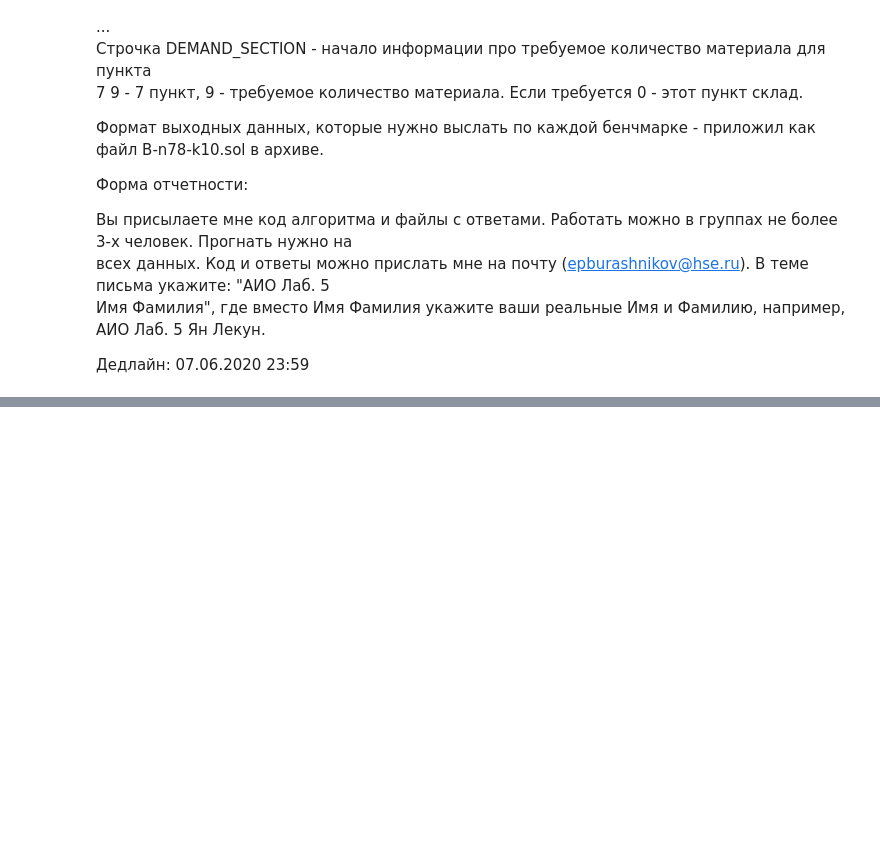
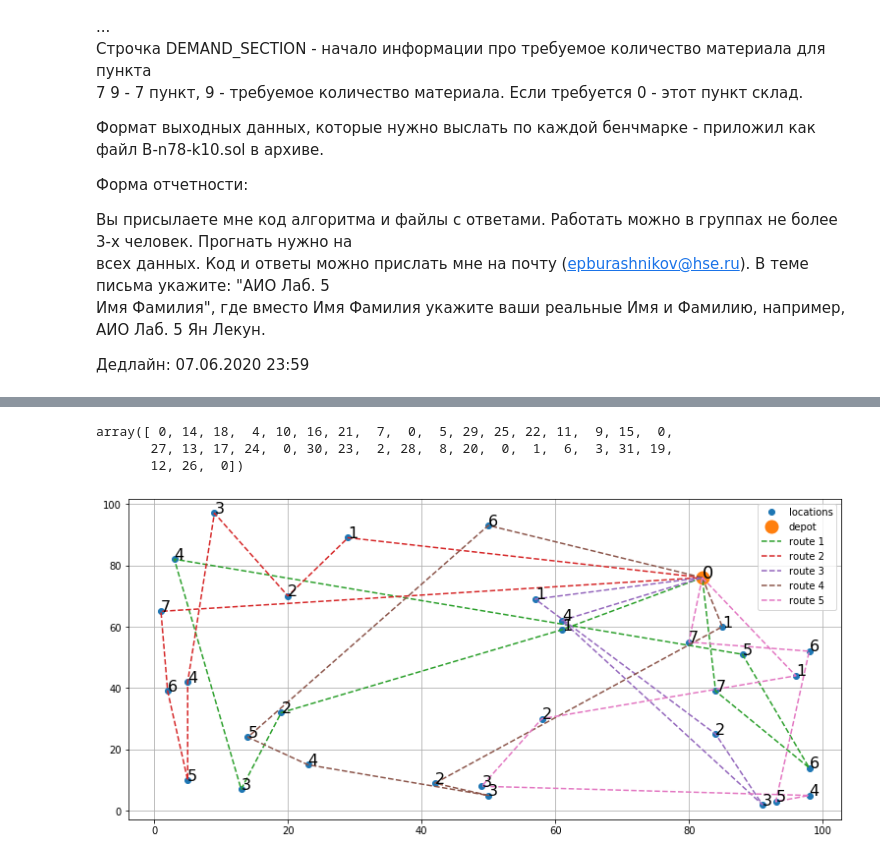
Before and after one commit to CodeSopranos/VehicleRoutingProblem, a Jupyter notebook: VehicleRoutingProblem.ipynb, the cells around one changed output, grey strips where cells are left out. Cells and saved outputs as stored; diff of their text form; code cells hidden in the pictures; blank space fills up the shorter version.

```diff
--- a/VehicleRoutingProblem.ipynb
+++ b/VehicleRoutingProblem.ipynb
@@ -47,0 +54,7 @@ solution  = tools.generate_solution(problem)
+# %%
+from algorithm import local_search
+local_search = imp.reload(local_search)
+
+alg = local_search.LocalSearch(problem)
+alg.set_params(solution, n_iter=1000)
+new_sol, new_cost = alg.solve(verbose=True)
@@ -51,0 +76,8 @@ tools.visualize_problem(problem, solution)
+# %%
+tools.visualize_problem(problem, new_sol, figsize=(13,6))
+new_sol
+# %% [output]
+array([ 0, 14, 18,  4, 10, 16, 21,  7,  0,  5, 29, 25, 22, 11,  9, 15,  0,
+       27, 13, 17, 24,  0, 30, 23,  2, 28,  8, 20,  0,  1,  6,  3, 31, 19,
+       12, 26,  0])
+[figure, added]
```
Also changed, not shown: parts of 6 cells of this notebook, 3 other files.
